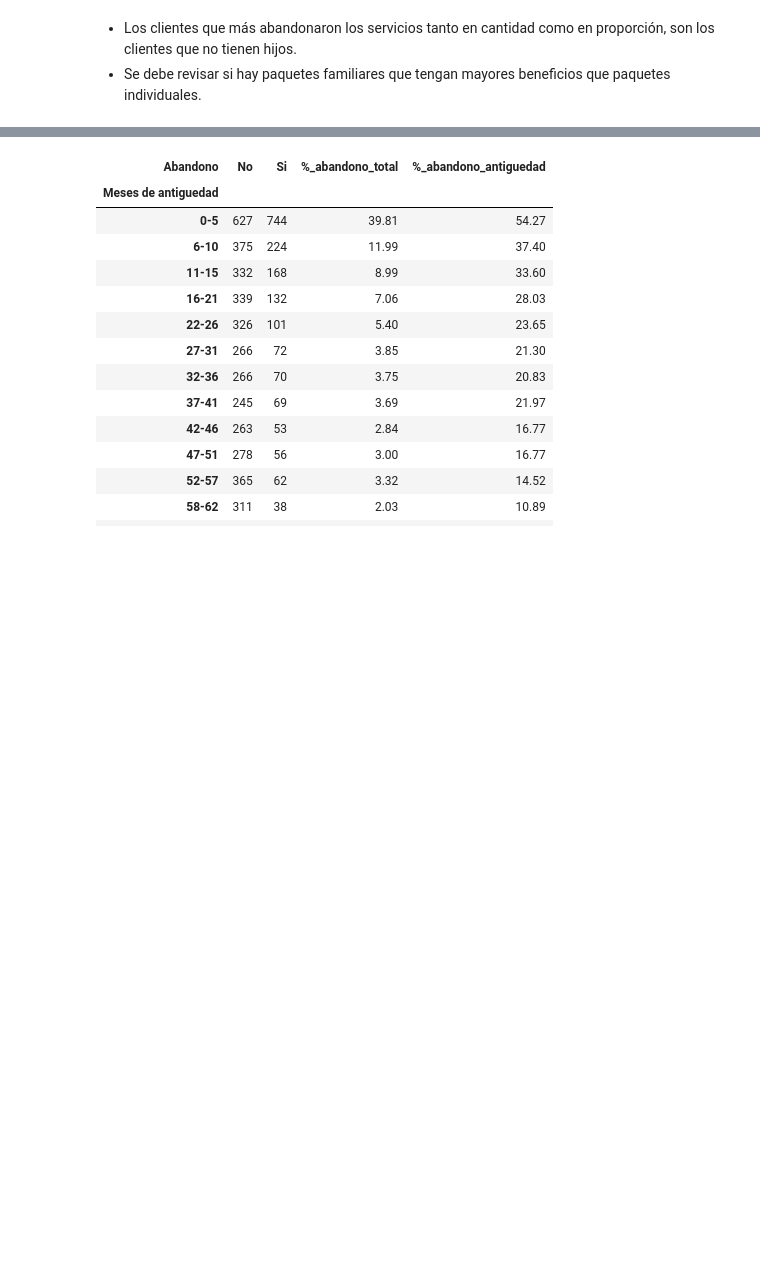
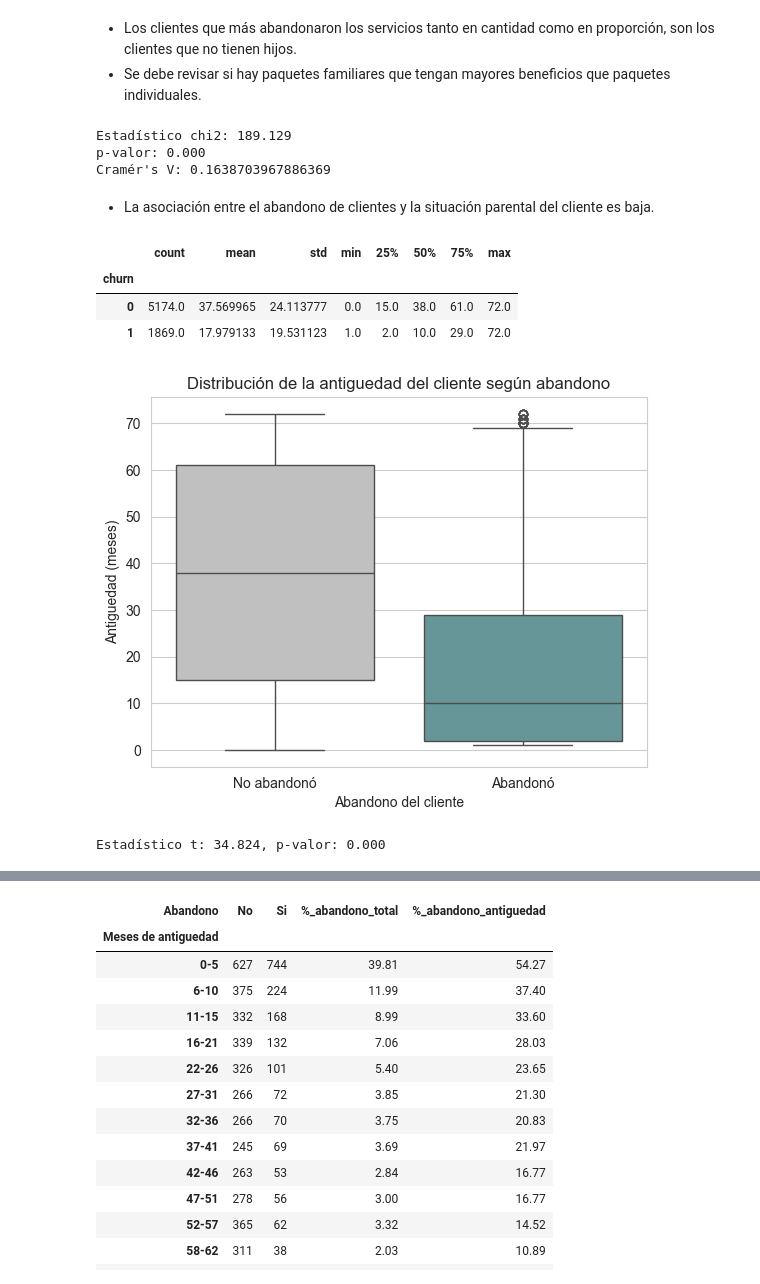
Before and after one commit to ecordovag/telecomx, a Jupyter notebook: telecom_x.ipynb, the cells around one changed output, grey strips where cells are left out. Cells and saved outputs as stored; diff of their text form; code cells hidden in the pictures; blank space fills up the shorter version.

```diff
--- a/telecom_x.ipynb
+++ b/telecom_x.ipynb
@@ -1196,3 +1281,49 @@ plt.show()
 # %% [markdown]
 - Los clientes que más abandonaron los servicios tanto en cantidad como en proporción, son los clientes que no tienen hijos.
 - Se debe revisar si hay paquetes familiares que tengan mayores beneficios que paquetes individuales.
+# %%
+# Prueba de Chi-cuadrado
+chi2, p, dof, expected = chi2_contingency(df_abandono_cliente_hijos1)
+
+print(f'Estadístico chi2: {chi2:.3f}')
+print(f'p-valor: {p:.3f}')
+
+# Prueba V de Cramer
+print(f"Cramér's V: {v_de_cramer(df_abandono_cliente_hijos1)}")
+# %% [output]
+Estadístico chi2: 189.129
+p-valor: 0.000
+Cramér's V: 0.1638703967886369
+# %% [markdown]
+- La asociación entre el abandono de clientes y la situación parental del cliente es baja.
+# %%
+# Análisis descriptivo del abandono por antiguedad del cliente
+df_final.groupby('churn')['cust_tenure'].describe()
+# %% [output]
+|  | count | mean | std | min | 25% | 50% | 75% | max |
+| churn |  |  |  |  |  |  |  |  |
+| 0 | 5174.0 | 37.569965 | 24.113777 | 0.0 | 15.0 | 38.0 | 61.0 | 72.0 |
+| 1 | 1869.0 | 17.979133 | 19.531123 | 1.0 | 2.0 | 10.0 | 29.0 | 72.0 |
+# %%
+colores = {0: 'silver', 1: 'cadetblue'}
+
+sns.boxplot(x='churn', y='cust_tenure', hue='churn', data=df_final, palette=colores, legend=False)
+
+plt.xlabel('Abandono del cliente')
+plt.ylabel('Antiguedad (meses)')
+plt.xticks([0, 1], ['No abandonó', 'Abandonó'])
+plt.title('Distribución de la antiguedad del cliente según abandono')
+
+
+plt.show()
+# %% [output]
+[figure, added]
+# %%
+# Prueba t de Student para comparar promedios de antiguedad del cliente
+grupo_0 = df_final[df_final['churn'] == 0]['cust_tenure']
+grupo_1 = df_final[df_final['churn'] == 1]['cust_tenure']
+
+t_stat, p_value = ttest_ind(grupo_0, grupo_1, equal_var=False)
+print(f'Estadístico t: {t_stat:.3f}, p-valor: {p_value:.3f}')
+# %% [output]
+Estadístico t: 34.824, p-valor: 0.000
```
Also changed, not shown: parts of 30 cells of this notebook.
